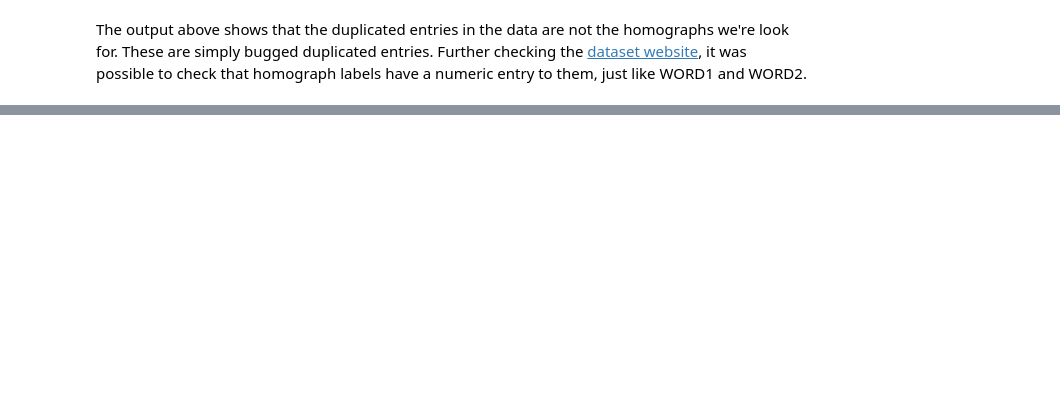
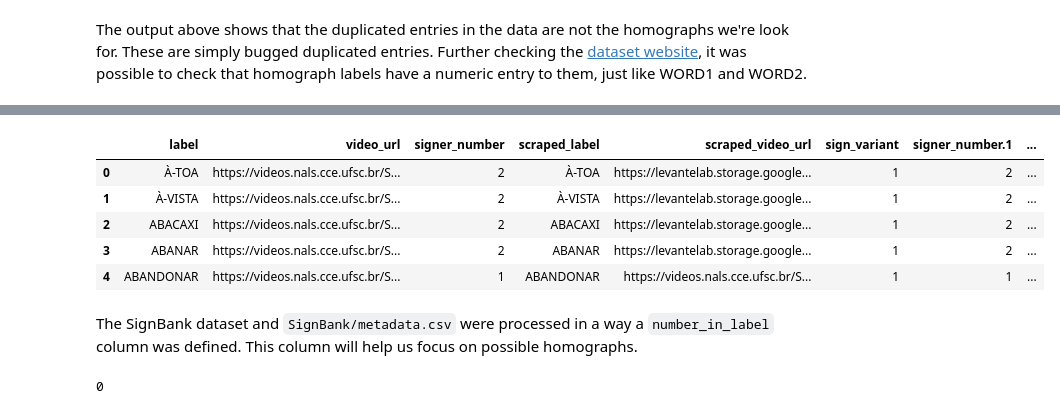
Before and after one commit to OmdenaAI/SaoPauloBrazilChapter_BrazilianSignLanguage, a Jupyter notebook: notebooks/data-exploration.ipynb, the cells around one changed output, grey strips where cells are left out. Saved outputs shown, nothing was run; the diff lists cells and outputs as text; code cells hidden in the pictures; blank space fills up the shorter version.

```diff
--- a/notebooks/data-exploration.ipynb
+++ b/notebooks/data-exploration.ipynb
@@ -143,0 +150,15 @@ ines_homographs.head(20)
+# %%
+sb_raw_df.head()
+# %% [output]
+|  | label | video_url | signer_number | scraped_label | scraped_video_url | sign_variant | signer_number.1 | ... |
+| 0 | À-TOA | https://videos.nals.cce.ufsc.br/S... | 2 | À-TOA | https://levantelab.storage.google... | 1 | 2 | ... |
+| 1 | À-VISTA | https://videos.nals.cce.ufsc.br/S... | 2 | À-VISTA | https://levantelab.storage.google... | 1 | 2 | ... |
+| 2 | ABACAXI | https://videos.nals.cce.ufsc.br/S... | 2 | ABACAXI | https://levantelab.storage.google... | 1 | 2 | ... |
+| 3 | ABANAR | https://videos.nals.cce.ufsc.br/S... | 2 | ABANAR | https://levantelab.storage.google... | 1 | 2 | ... |
+| 4 | ABANDONAR | https://videos.nals.cce.ufsc.br/S... | 1 | ABANDONAR | https://videos.nals.cce.ufsc.br/S... | 1 | 1 | ... |
+# %% [markdown]
+The SignBank dataset and `SignBank/metadata.csv` were processed in a way a `number_in_label` column was defined. This column will help us focus on possible homographs.
+# %%
+sb_raw_df.duplicated().sum()
+# %% [output]
+0
```
Also changed, not shown: parts of 37 cells of this notebook.
